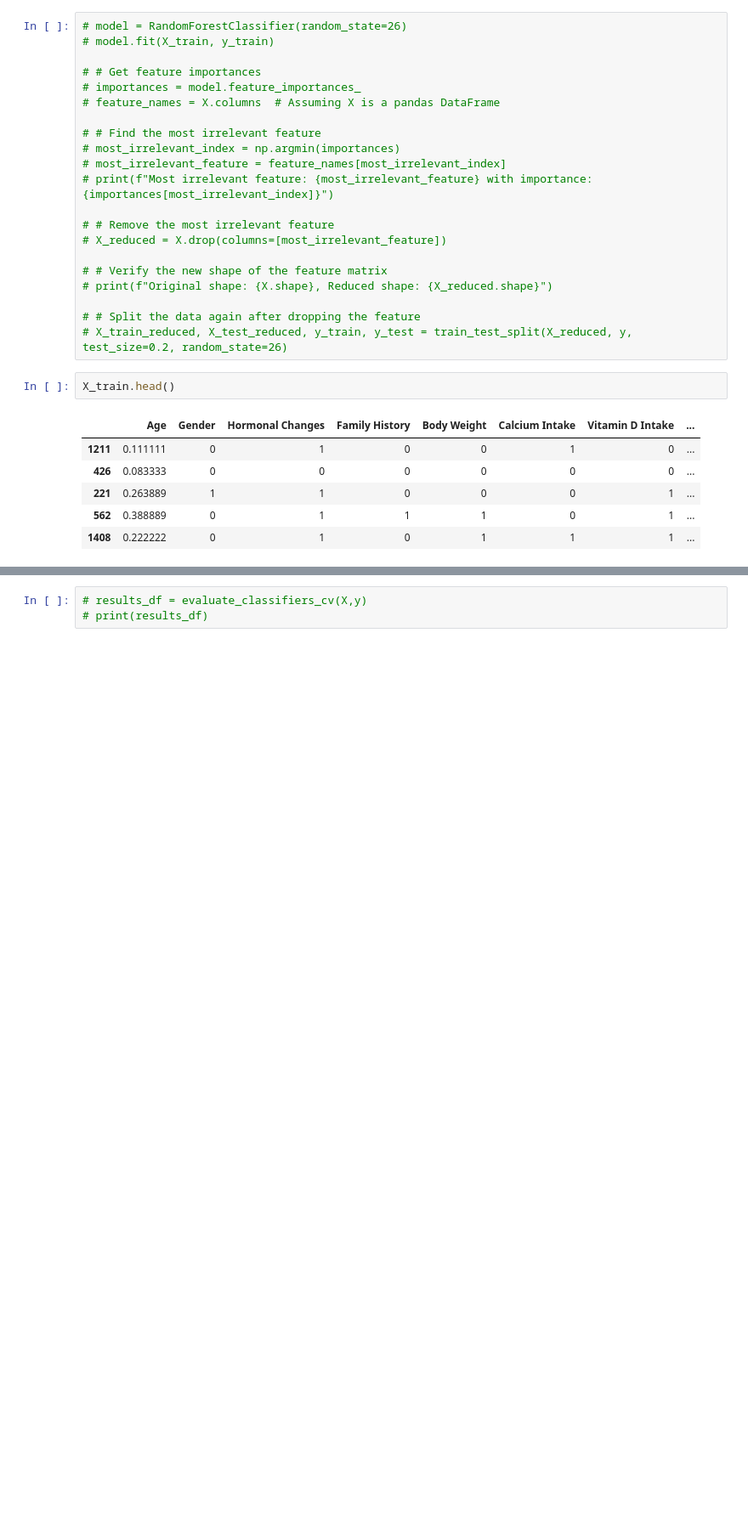
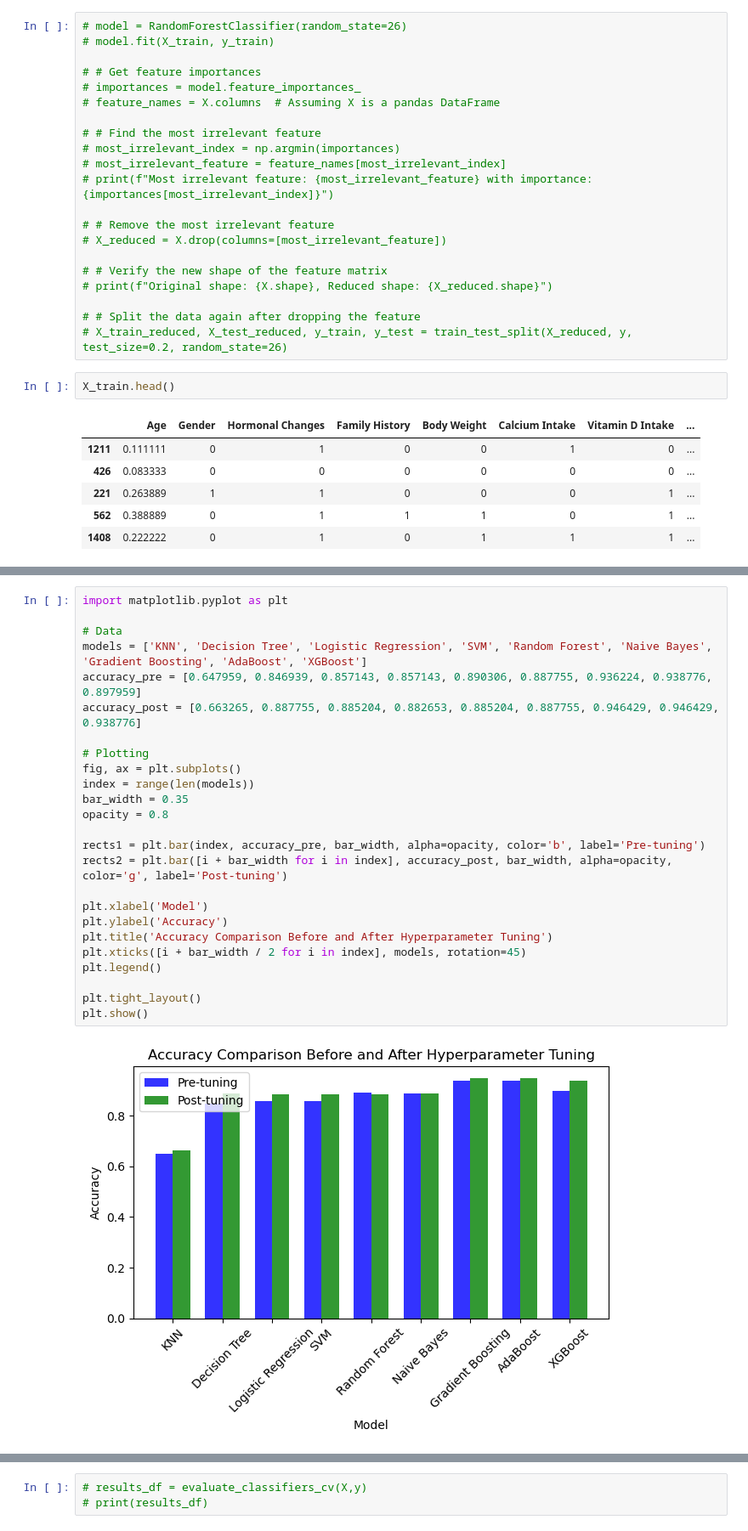
Before and after one commit to shuvosharkr/Osteoporosis-Risk-Prediction, a Jupyter notebook: Osteoporosis.ipynb, the cells around one changed output, grey strips where cells are left out. Shown at 85% size. Cells and saved outputs as stored; diff of their text form; blank space fills up the shorter version.

Commit message:
Indicating labels

```diff
--- a/Osteoporosis.ipynb
+++ b/Osteoporosis.ipynb
@@ -532,0 +552,27 @@ Gradient Boosting    0.938776  0.942308
+# %%
+import matplotlib.pyplot as plt
+
+# Data
+models = ['KNN', 'Decision Tree', 'Logistic Regression', 'SVM', 'Random Forest', 'Naive Bayes', 'Gradient Boosting', 'AdaBoost', 'XGBoost']
+accuracy_pre = [0.647959, 0.846939, 0.857143, 0.857143, 0.890306, 0.887755, 0.936224, 0.938776, 0.897959]
+accuracy_post = [0.663265, 0.887755, 0.885204, 0.882653, 0.885204, 0.887755, 0.946429, 0.946429, 0.938776]
+
+# Plotting
+fig, ax = plt.subplots()
+index = range(len(models))
+bar_width = 0.35
+opacity = 0.8
+
+rects1 = plt.bar(index, accuracy_pre, bar_width, alpha=opacity, color='b', label='Pre-tuning')
+rects2 = plt.bar([i + bar_width for i in index], accuracy_post, bar_width, alpha=opacity, color='g', label='Post-tuning')
+
+plt.xlabel('Model')
+plt.ylabel('Accuracy')
+plt.title('Accuracy Comparison Before and After Hyperparameter Tuning')
+plt.xticks([i + bar_width / 2 for i in index], models, rotation=45)
+plt.legend()
+
+plt.tight_layout()
+plt.show()
+# %% [output]
+[figure, added]
```
Also changed, not shown: parts of 41 cells of this notebook, 1 other file.
